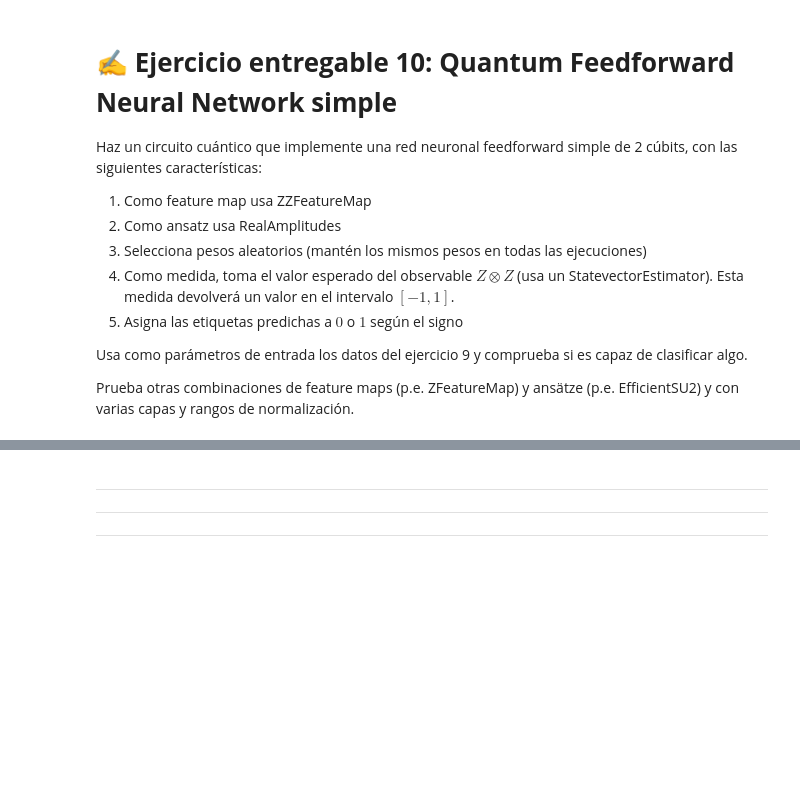
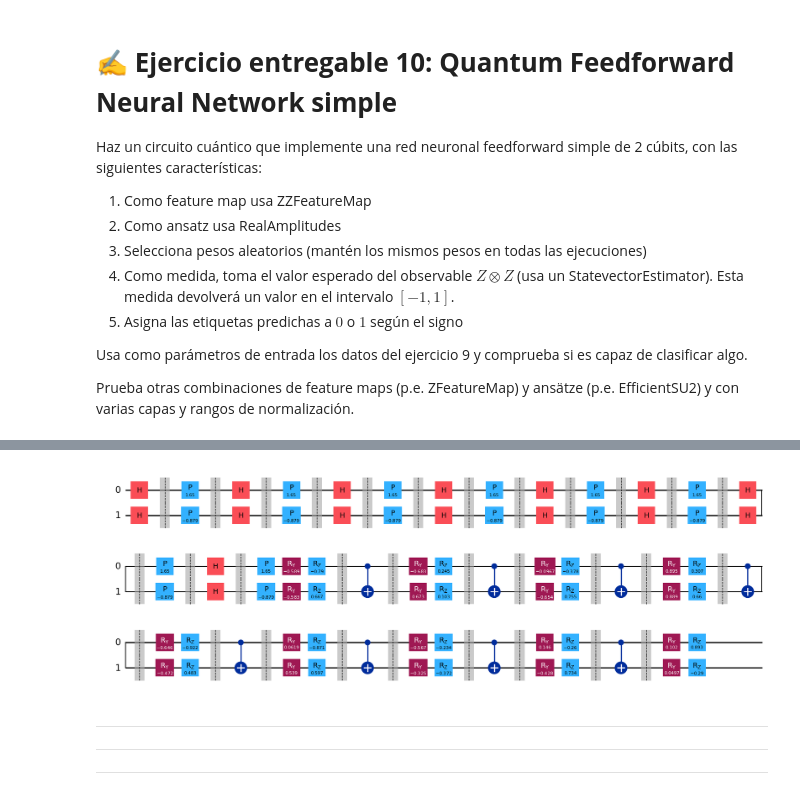
Before and after one commit to mateofra/CUANTICA, a Jupyter notebook: 05_Introducción_al_Quantum_Machine_Learning.ipynb, the cells around one changed output, grey strips where cells are left out. Saved outputs shown, nothing was run; the diff lists cells and outputs as text; code cells hidden in the pictures; blank space fills up the shorter version.

```diff
--- a/05_Introducción_al_Quantum_Machine_Learning.ipynb
+++ b/05_Introducción_al_Quantum_Machine_Learning.ipynb
@@ -1318,3 +1392,8 @@ Más información:
+# %%
+display(circuito.draw("mpl"))
+# circuito de 8 capas
+# %% [output]
+[figure, added]
 # %% [markdown]
 
 
```
Also changed, not shown: parts of 23 cells of this notebook.
